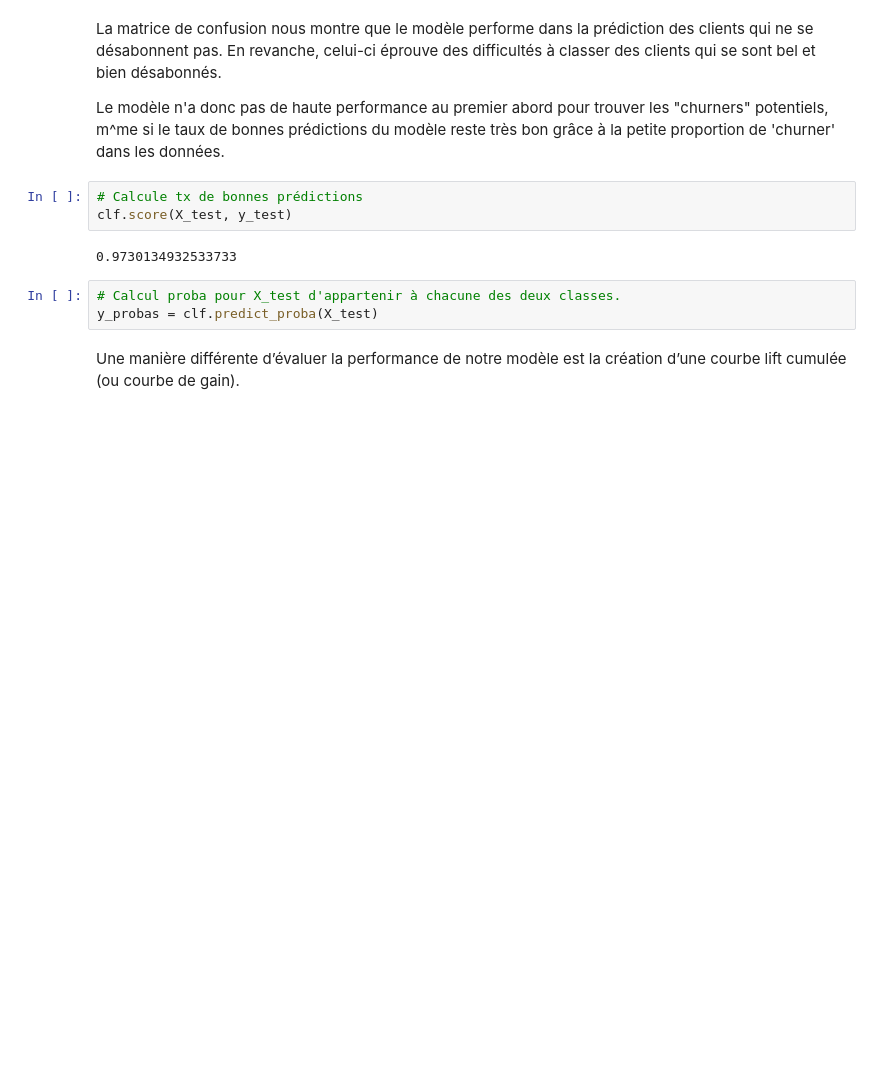
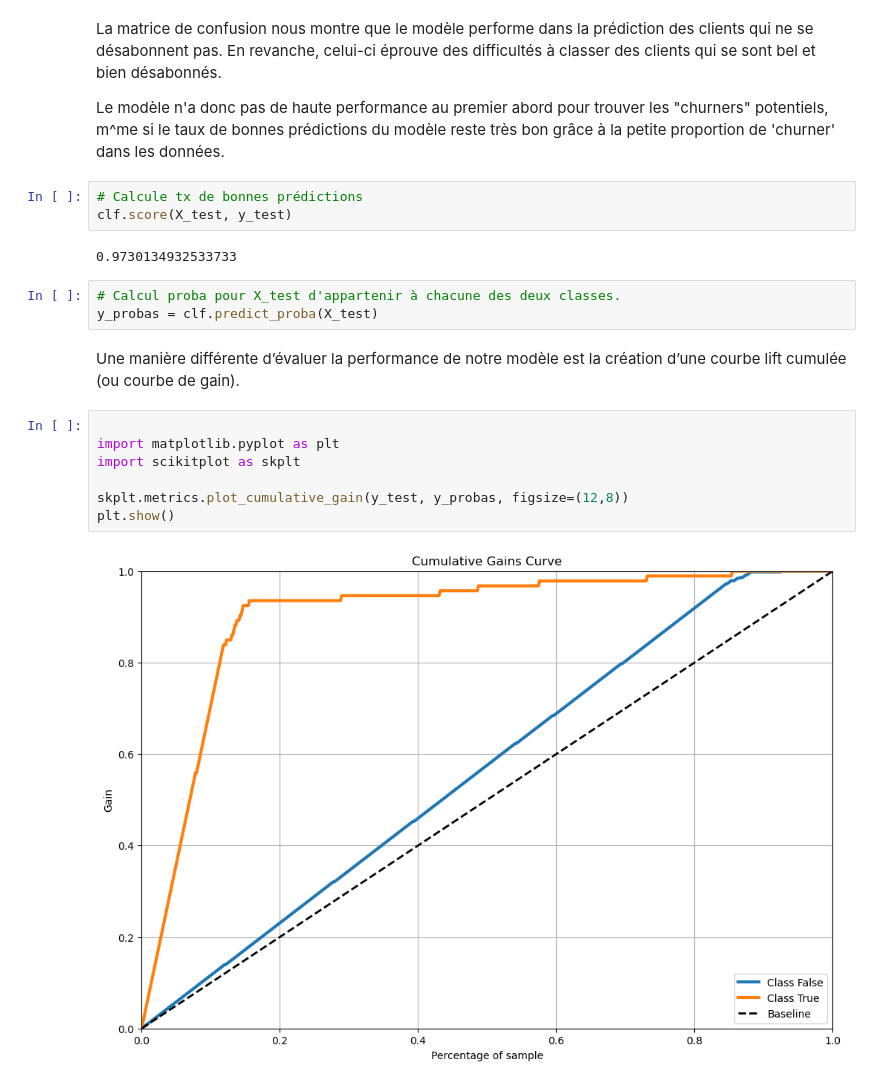
Before and after one commit to Gsasana/DSForetsAleatoires, a Jupyter notebook: Etude.ipynb, the cells around one changed output. Cells and saved outputs as stored; diff of their text form; blank space fills up the shorter version.

```diff
--- a/Etude.ipynb
+++ b/Etude.ipynb
@@ -93,3 +93,12 @@ clf.score(X_test, y_test)
 y_probas = clf.predict_proba(X_test)
 # %% [markdown]
 Une manière différente d’évaluer la performance de notre modèle est la création d’une courbe lift cumulée (ou courbe de gain).
+# %%
+
+import matplotlib.pyplot as plt
+import scikitplot as skplt
+
+skplt.metrics.plot_cumulative_gain(y_test, y_probas, figsize=(12,8))
+plt.show()
+# %% [output]
+[figure, added]
```
Also changed, not shown: parts of 1 cell of this notebook.
